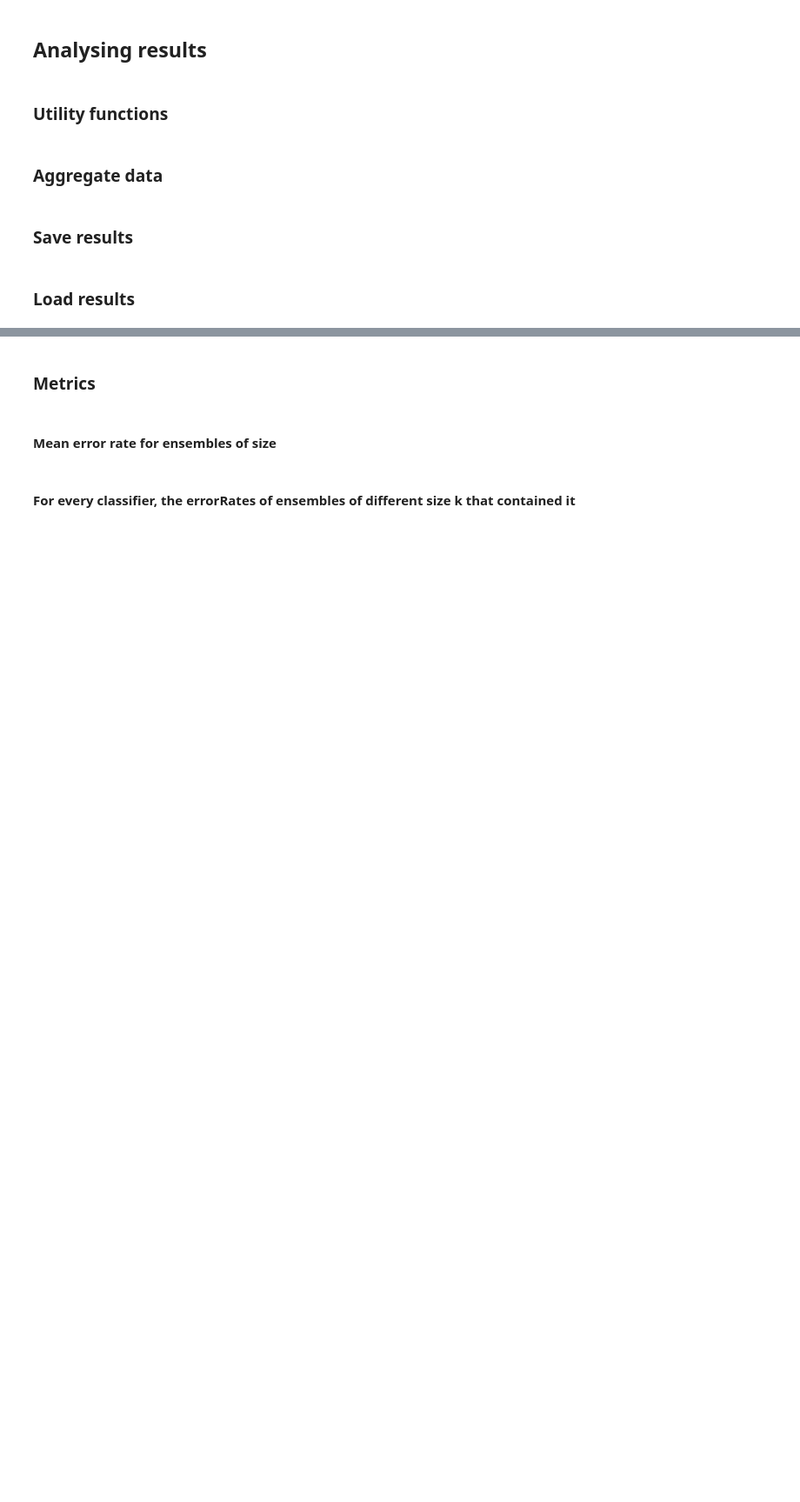
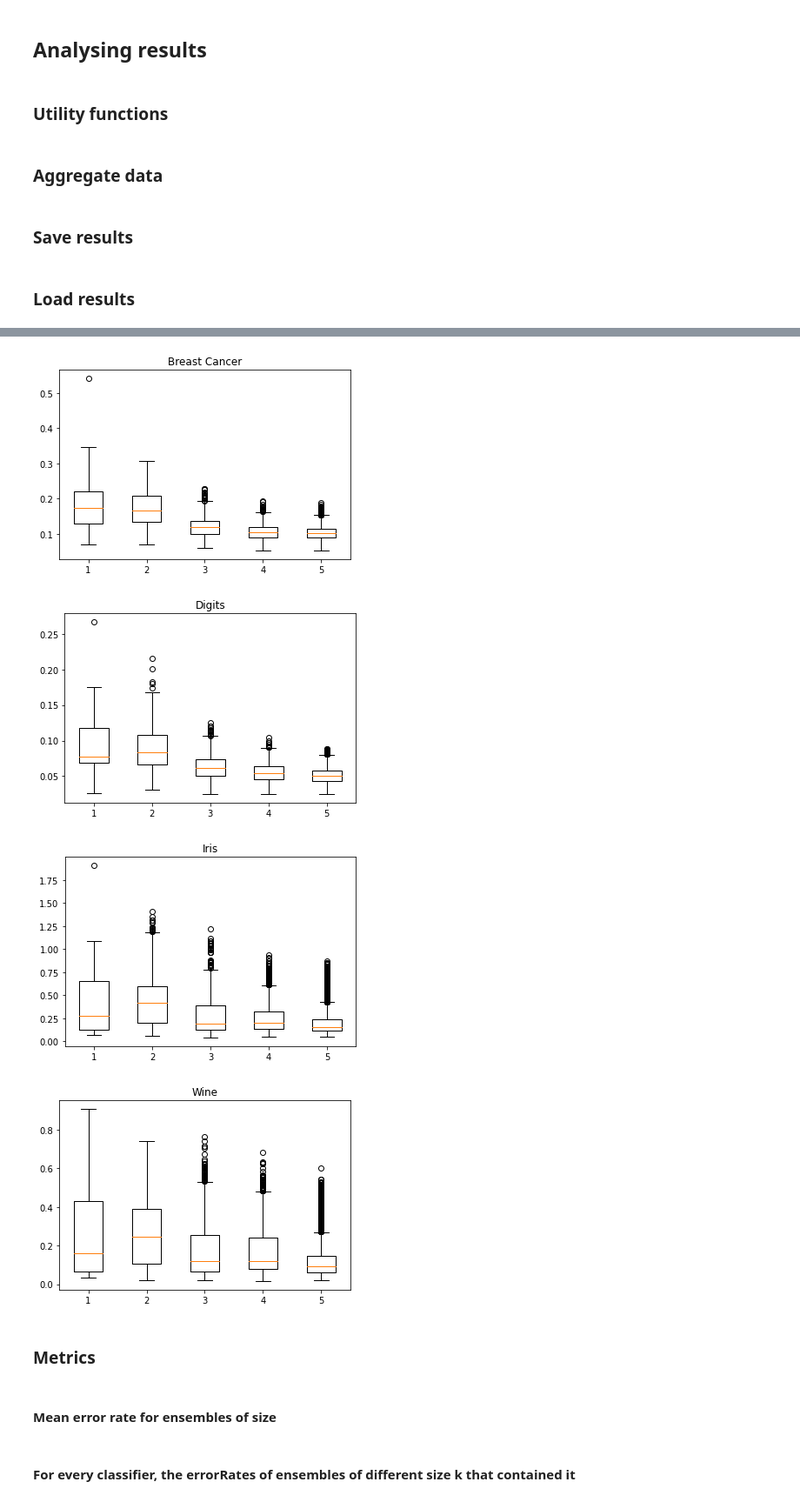
Before and after one commit to acevedosharp/ensemble-testing-chamber, a Jupyter notebook: notebooks/ensemble_classifier_combination_tester.ipynb, the cells around one changed output, grey strips where cells are left out. Shown at 87% size. Drawn from its saved outputs; the diff is of its cells as text; code cells hidden in the pictures; blank space fills up the shorter version.

```diff
--- a/notebooks/ensemble_classifier_combination_tester.ipynb
+++ b/notebooks/ensemble_classifier_combination_tester.ipynb
@@ -43,14 +43,12 @@ from datetime import datetime
 ds_names = [
             "Breast Cancer",
             "Digits",
-            "Iris",
             "Wine"
 ]
 
 datasets = [
             sklearn.datasets.load_breast_cancer(return_X_y=True),
             sklearn.datasets.load_digits(return_X_y=True),
-            sklearn.datasets.load_iris(return_X_y=True),
             sklearn.datasets.load_wine(return_X_y=True)
 ]
 # %% [markdown]
@@ -180,0 +183,2 @@ finalResults = loadResultsFromCsv('finalResults.csv')
+# %%
+df = pd.read_csv('finalResults.csv')
@@ -181,3 +203,17 @@ finalResults = loadResultsFromCsv('finalResults.csv')
+# %%
+for dataset, dfDataset in df.groupby(['dataset']):
+  boxplots = []
+  for k, dfK in dfDataset.groupby(['k']):
+    boxplots.append(dfK['errorRate'].values)
+  fig, ax = plt.subplots()
+  ax.boxplot(boxplots)
+  ax.set_title(dataset)
+  plt.show()
+# %% [output]
+[figure, added]
+[figure, added]
+[figure, added]
+[figure, added]
 # %% [markdown]
 ### Metrics
 # %% [markdown]
```
Also changed, not shown: parts of 8 cells of this notebook.
